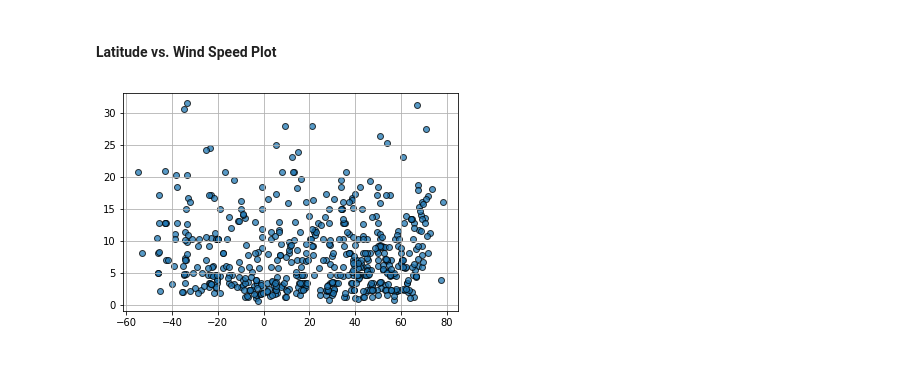
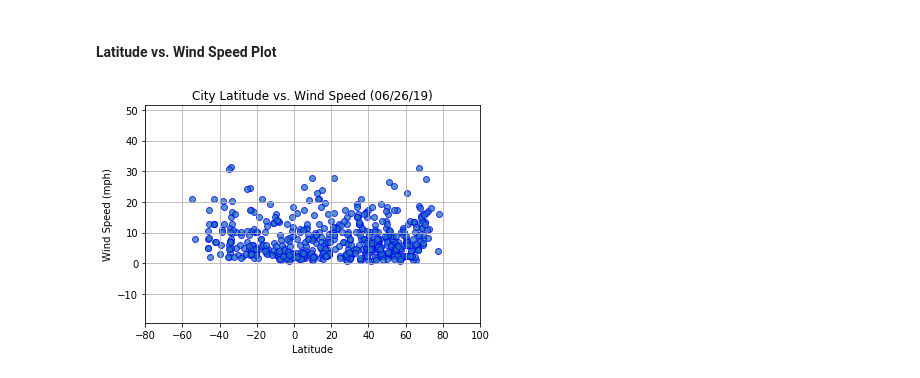
Before and after one commit to julianalyvaiko/PythonAPI, a Jupyter notebook: Weather.API/WeatherPy-Copy1.JuliaN.ipynb, the cells around one changed output. Cells and saved outputs as stored; diff of their text form; code cells hidden in the pictures.

```diff
--- a/Weather.API/WeatherPy-Copy1.JuliaN.ipynb
+++ b/Weather.API/WeatherPy-Copy1.JuliaN.ipynb
@@ -188,0 +175,10 @@ lat_humidity
+# %%
+def plot_lat(y,y_label):
+    lat_y = plt.scatter(weather_df['Lat'],weather_df[y],alpha=0.75,edgecolors='green')
+    plt.title(f"City Latitude vs. {y} ({time.strftime('%m/%d/%y')})")
+    plt.xlabel('Latitude')
+    plt.ylabel(y_label)
+    plt.xlim(-80,100)
+    plt.ylim(min(weather_df[y])-20,max(weather_df[y])+20)
+    plt.grid()
+    plt.savefig(os.path.join('output_data',f'Latitude_vs_{y}.png'))
@@ -199,0 +193,10 @@ lat_cloud
+# %%
+def plot_lat(y,y_label):
+    lat_y = plt.scatter(weather_df['Lat'],weather_df[y],alpha=0.75,edgecolors='red')
+    plt.title(f"City Latitude vs. {y} ({time.strftime('%m/%d/%y')})")
+    plt.xlabel('Latitude')
+    plt.ylabel(y_label)
+    plt.xlim(-80,100)
+    plt.ylim(min(weather_df[y])-20,max(weather_df[y])+20)
+    plt.grid()
+    plt.savefig(os.path.join('output_data',f'Latitude_vs_{y}.png'))
@@ -200,11 +208,17 @@ lat_cloud
 # %% [markdown]
 #### Latitude vs. Wind Speed Plot
+# %%
+def plot_lat(y,y_label):
+    lat_y = plt.scatter(weather_df['Lat'],weather_df[y],alpha=0.75,edgecolors='blue')
+    plt.title(f"City Latitude vs. {y} ({time.strftime('%m/%d/%y')})")
+    plt.xlabel('Latitude')
+    plt.ylabel(y_label)
+    plt.xlim(-80,100)
+    plt.ylim(min(weather_df[y])-20,max(weather_df[y])+20)
+    plt.grid()
+    plt.savefig(os.path.join('output_data',f'Latitude_vs_{y}.png'))
 # %%
-def plot_lat(y,y_label):
-    lat_y = plt.scatter(weather_df['Lat'],weather_df[y],alpha=0.75,edgecolors='black')
-    plt.grid()
-
 lat_wind = plot_lat(y='Wind Speed',y_label='Wind Speed (mph)')
 lat_wind
 # %% [output]
-[figure, old version]
+[figure, new version]
```
Also changed, not shown: parts of 7 cells of this notebook.
